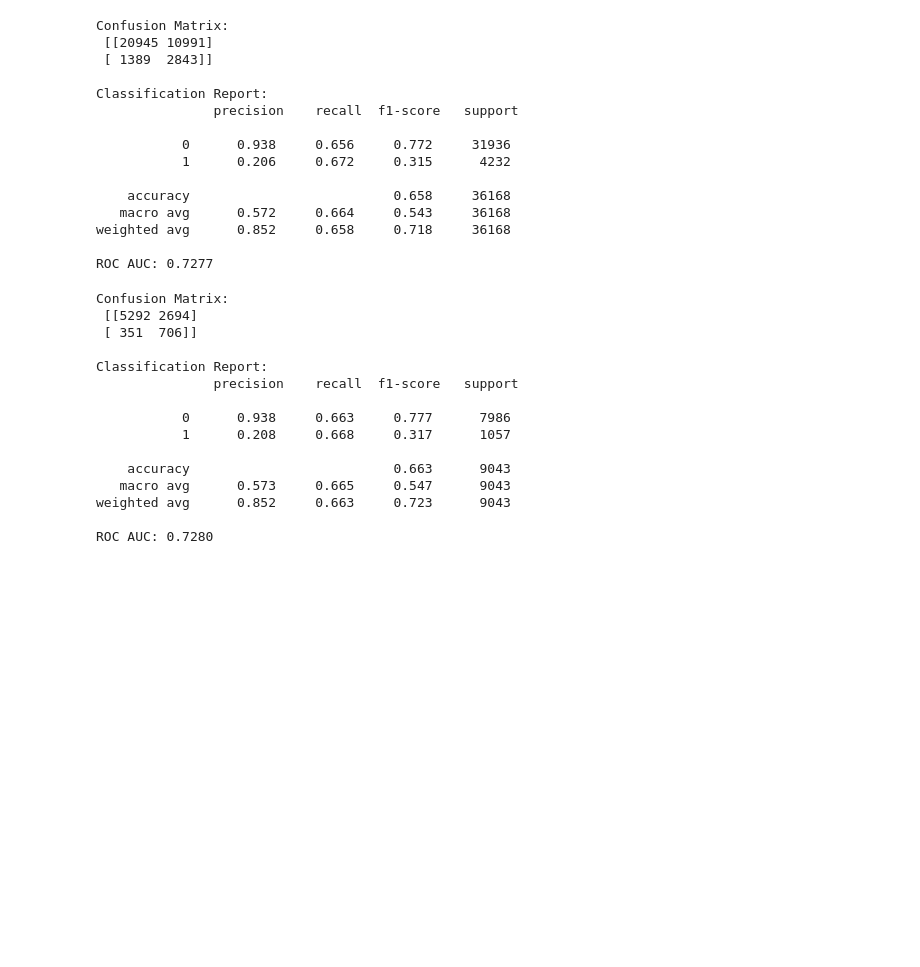
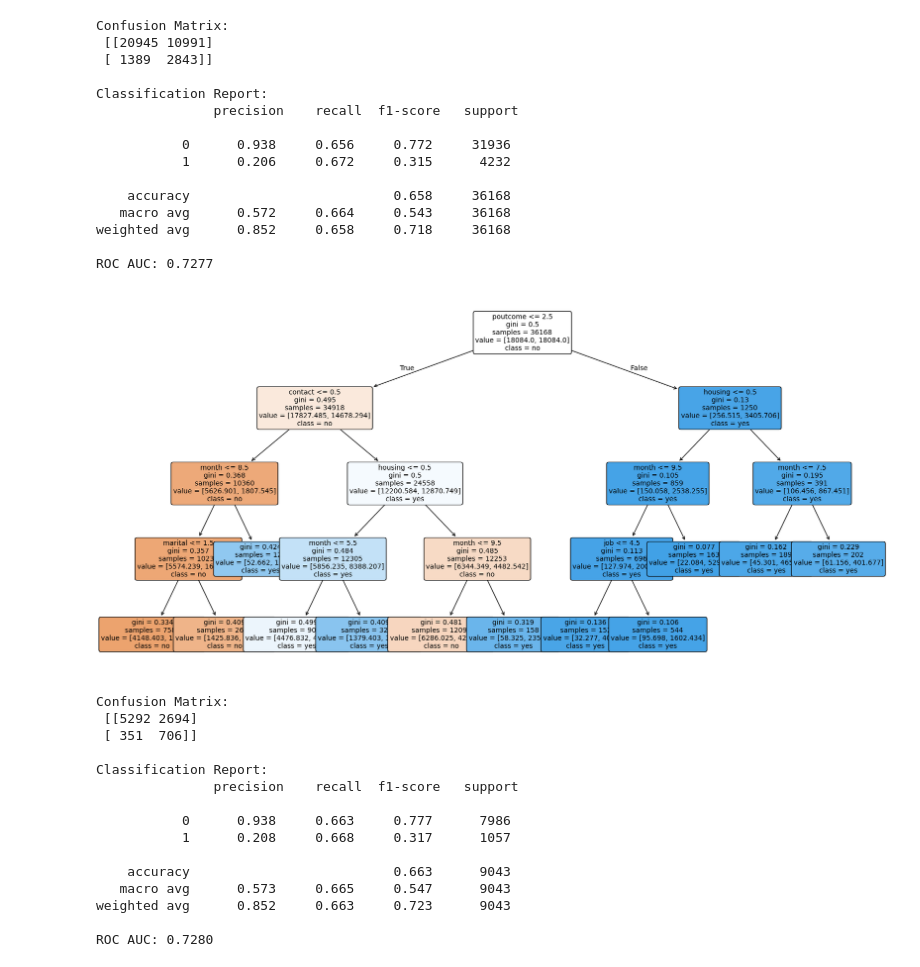
Before and after one commit to Supratim2004/Multivariate-Analysis-Project-Group-I, a Jupyter notebook: Categorical Part/Codes/categorical_modeling.ipynb, the cells around one changed output. Saved outputs shown, nothing was run; the diff lists cells and outputs as text; code cells hidden in the pictures; blank space fills up the shorter version.

Commit message:
Categorical Plots added

```diff
--- a/Categorical Part/Codes/categorical_modeling.ipynb
+++ b/Categorical Part/Codes/categorical_modeling.ipynb
@@ -153,7 +155,8 @@ def print_metrics(y_true, y_pred, y_prob):
 ## Naive Bayes
 # %%
 # Encode features and target
-X = OrdinalEncoder(handle_unknown='use_encoded_value', unknown_value = -1).fit_transform(train_data[cat_cols])
+enc = OrdinalEncoder(handle_unknown='use_encoded_value', unknown_value = -1)
+X = enc.fit_transform(train_data[cat_cols])
 y = (train_data[target_col] == "yes").astype(int).values
 
 # Train Naive Bayes
@@ -315,6 +448,23 @@ Classification Report:
 weighted avg      0.852     0.658     0.718     36168
 
 ROC AUC: 0.7277
+# %%
+from sklearn import tree
+import matplotlib.pyplot as plt
+
+plt.figure(figsize=(20, 10))
+tree.plot_tree(
+    model,
+    feature_names=cat_cols,
+    class_names=["no", "yes"],
+    filled=True,
+    rounded=True,
+    max_depth=4,
+    fontsize=10
+)
+plt.show()
+# %% [output]
+[figure, added]
 # %%
 train_data['DT_prob'] = y_prob
 # %%
```
Also changed, not shown: parts of 14 cells of this notebook, 10 other files.
